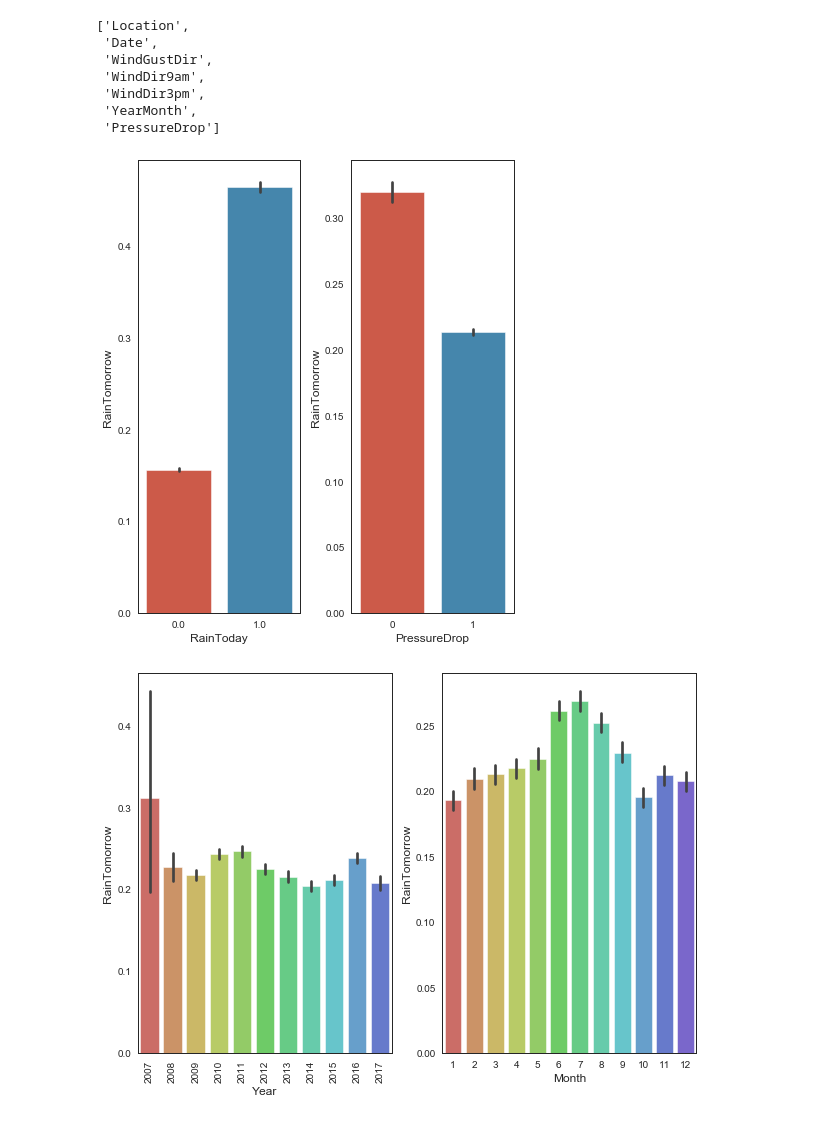
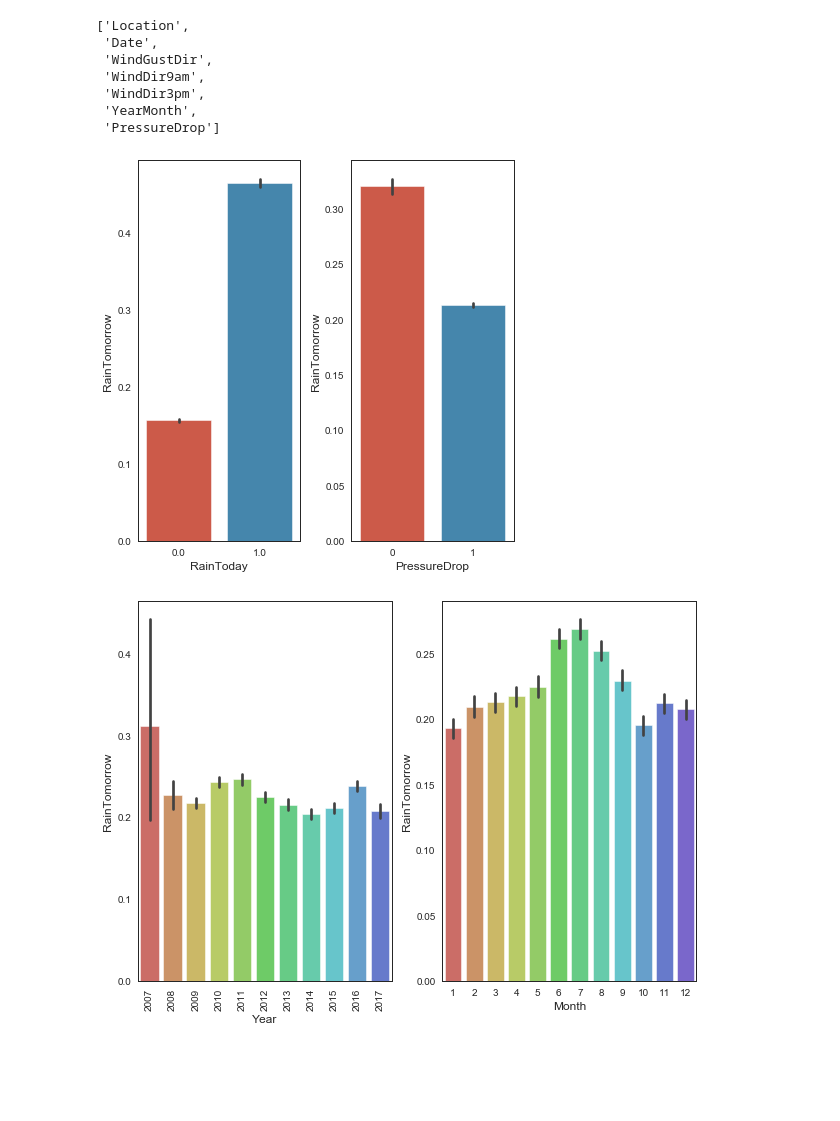
Before and after one commit to avast/machine-learning-python, a Jupyter notebook: imlp_1_data.ipynb, the cells around one changed output. Saved outputs shown, nothing was run; the diff lists cells and outputs as text; code cells hidden in the pictures; blank space fills up the shorter version.

```diff
--- a/imlp_1_data.ipynb
+++ b/imlp_1_data.ipynb
@@ -556,14 +558,14 @@ categorical_columns
  'PressureDrop']
 # %%
 # impact of RainToday and PressureRose to RainTomorrow
-plt.figure(figsize=[6,7])
+plt.figure(figsize=[6,6])
 plt.subplot(121)
 sns.barplot(x='RainToday', y='RainTomorrow', data=df)
 plt.subplot(122)
 sns.barplot(x='PressureDrop', y='RainTomorrow', data=df)
 plt.tight_layout()
 # %% [output]
-[figure, old version]
+[figure, new version]
 # %%
 # annual and monthly rainy days
 plt.figure(figsize=[10,7])
```
Also changed, not shown: parts of 13 cells of this notebook.
